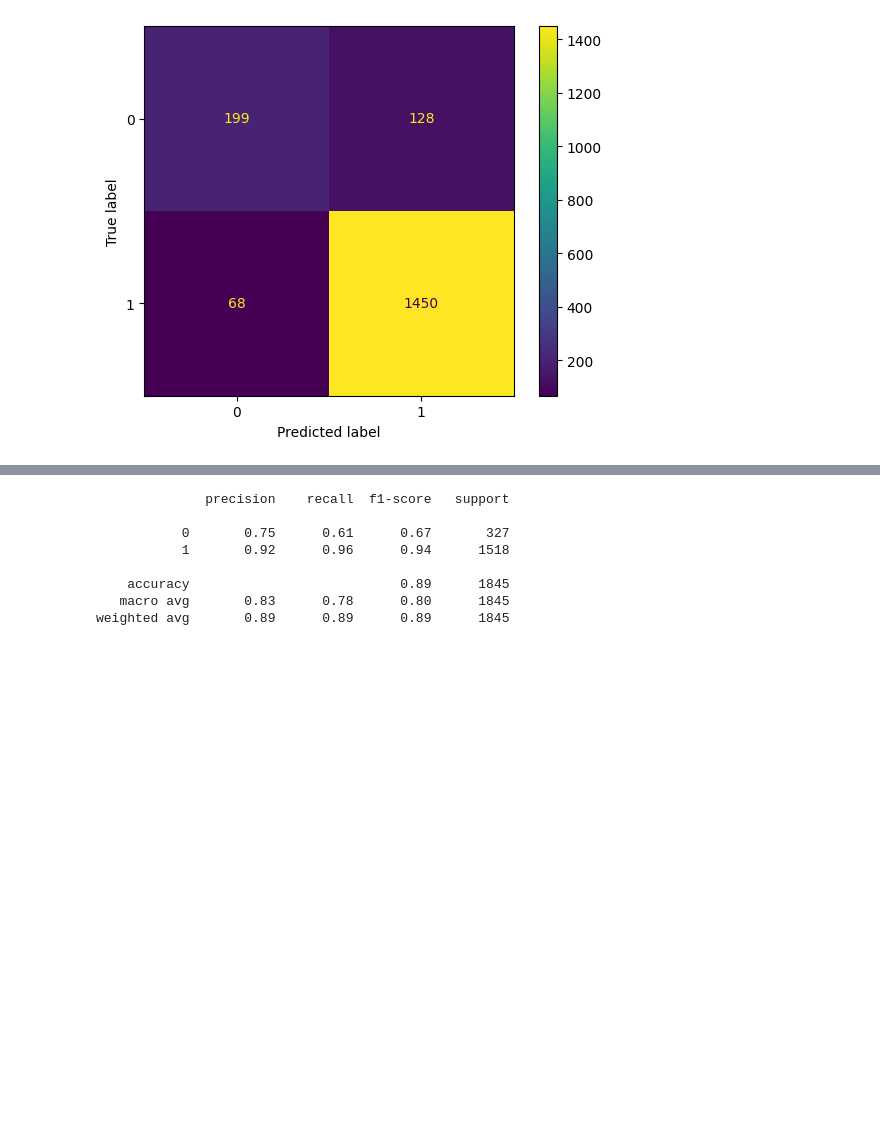
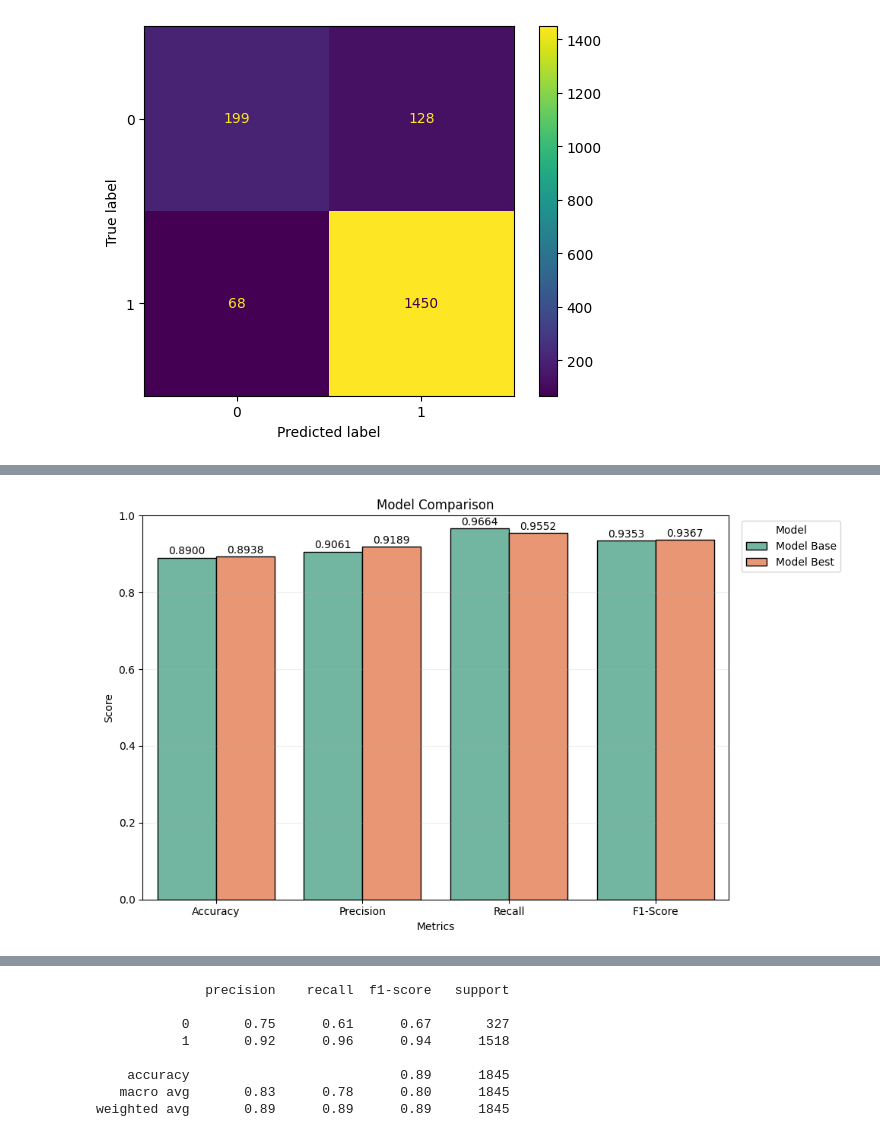
Before and after one commit to kumarbyes/dsnd-pipelines-project, a Jupyter notebook: starter/starter.ipynb, the cells around one changed output, grey strips where cells are left out. Drawn from its saved outputs; the diff is of its cells as text; code cells hidden in the pictures; blank space fills up the shorter version.

```diff
--- a/starter/starter.ipynb
+++ b/starter/starter.ipynb
@@ -961,7 +970,8 @@ def calc_classification_metrics(y_test,y_pred):
     f1 = f1_score(y_test, y_pred)
     print("The F1 of the model is {}.".format(f1))
 
-    return accuracy,precision,recall,f1
+    classification_list = {"Accuracy":accuracy,"Precision":precision,"Recall":recall,"F1-Score":f1}
+    return classification_list
 # %%
 def display_confusion_matrix(y_test,y_pred,model):
     """
@@ -986,3 +1007,3 @@ def display_confusion_matrix(y_test,y_pred,model):
 # %%
-accuracy,precision,recall,f1 = calc_classification_metrics(y_test,y_pred)
+model_metrics = calc_classification_metrics(y_test,y_pred)
 # %% [output]
@@ -1052,0 +1058,6 @@ Pipeline(steps=[('features',
+# %%
+with open("model_best.pkl", "wb") as f:
+    pickle.dump(model_best, f)
+
+with open("model_best.pkl", "rb") as f:
+    model_best = pickle.load(f)
@@ -1055,5 +1090,5 @@ y_pred_best = model_best.predict(X_test)
 # %%
-accuracy_best,precision_best,recall_best,f1_best = calc_classification_metrics(y_test,y_pred_best)
+model_best_metrics = calc_classification_metrics(y_test,y_pred_best)
 # %% [output]
 Accuracy: 0.8937669376693766
 The precision of the model is 0.9188846641318125.
@@ -1065,0 +1125,36 @@ display_confusion_matrix(y_test,y_pred_best,model_best)
+# %%
+metrics = {
+    "Model Base": model_metrics,
+    "Model Best": model_best_metrics,
+}
+
+metrics_df = pd.DataFrame(metrics).T
+metrics_df = metrics_df.reset_index().rename(columns={"index": "model"})
+metrics_df_melt = metrics_df.melt(id_vars="model", var_name="metric", value_name="score")
+
+# Plot
+plt.figure(figsize=(10, 6))
+ax = sns.barplot(
+    data=metrics_df_melt,
+    x="metric",
+    y="score",
+    hue="model",
+    palette="Set2",
+    edgecolor="black"
+)
+
+plt.ylim(0, 1.0)
+plt.ylabel("Score")
+plt.xlabel("Metrics")
+plt.xticks(ticks=[0,1,2,3],labels=['Accuracy','Precision','Recall','F1-Score'])
+plt.title("Model Comparison")
+plt.legend(title="Model",loc='upper right',bbox_to_anchor=(1.2, 1))
+plt.grid(axis="y", alpha=0.2)
+
+for container in ax.containers:
+    ax.bar_label(container,padding=1,fmt='%0.4f',label_type='edge')
+
+plt.tight_layout()
+plt.show()
+# %% [output]
+[figure, added]
```
Also changed, not shown: parts of 34 cells of this notebook, 2 other files.
